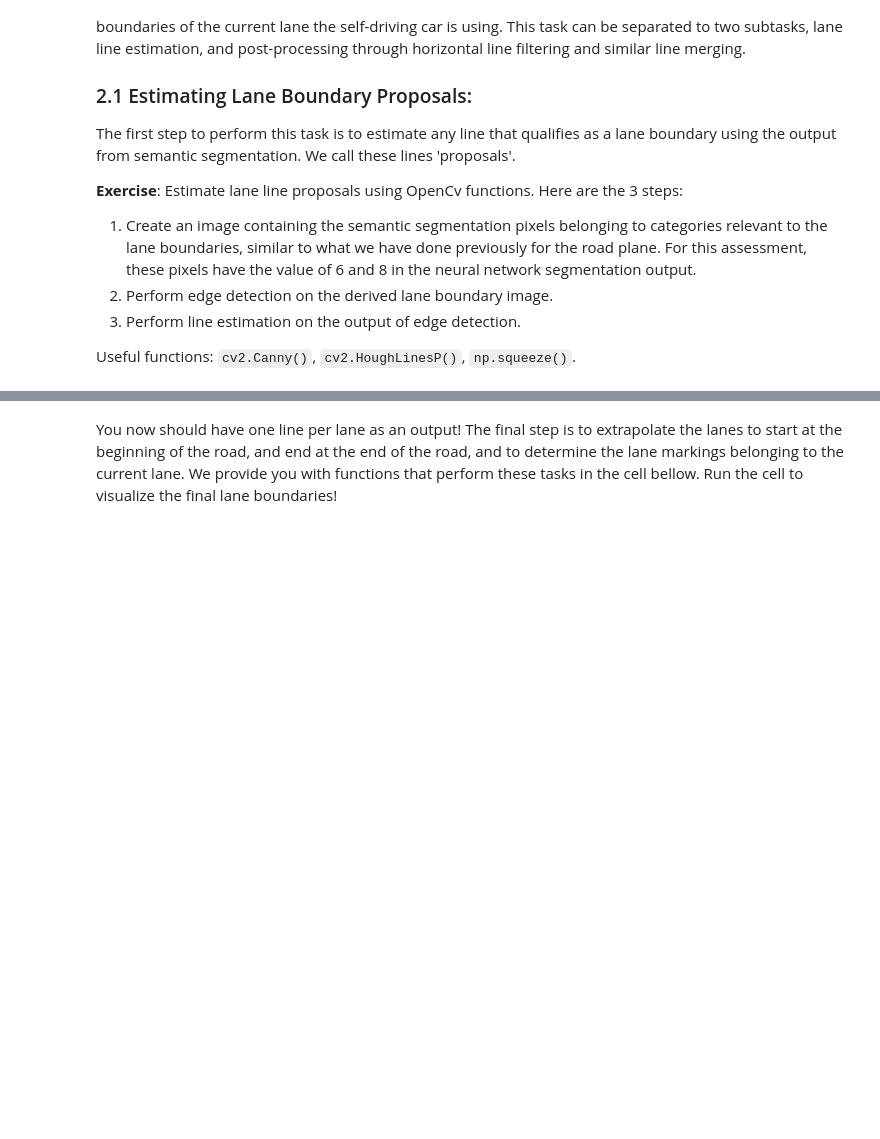
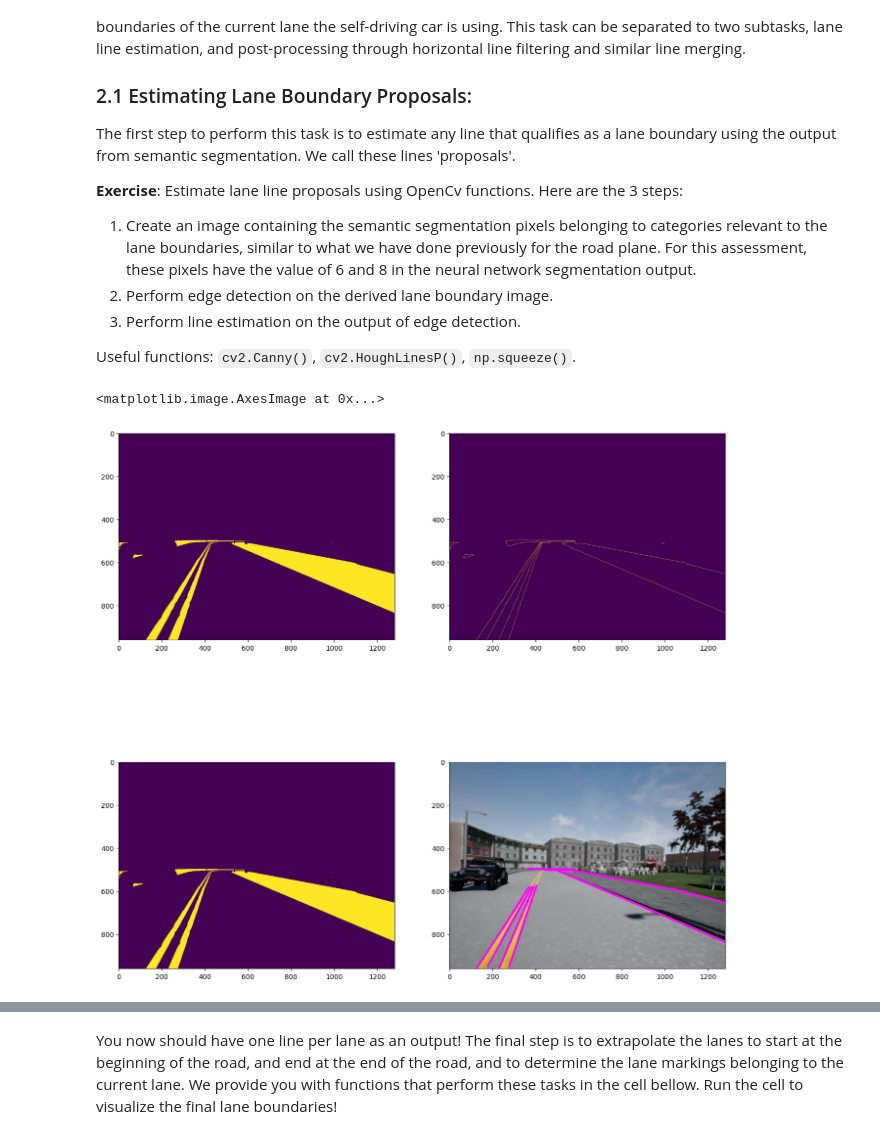
Before and after one commit to QuangMDoan/controller2d-nix, a Jupyter notebook: course3/module6/EnvironmentPerceptionv1.ipynb, the cells around one changed output, grey strips where cells are left out. Saved outputs shown, nothing was run; the diff lists cells and outputs as text; code cells hidden in the pictures; blank space fills up the shorter version.

```diff
--- a/course3/module6/EnvironmentPerceptionv1.ipynb
+++ b/course3/module6/EnvironmentPerceptionv1.ipynb
@@ -482,30 +476,47 @@ The first step to perform this task is to estimate any line that qualifies as a
 Useful functions: `cv2.Canny()`, `cv2.HoughLinesP()`, `np.squeeze()`.
 # %%
 # GRADED FUNCTION: estimate_lane_lines
-def estimate_lane_lines(segmentation_output):
+def estimate_lane_lines(segmentation_output, minLineLength=100, maxLineGap=45):
     """
     Estimates lines belonging to lane boundaries. Multiple lines could correspond to a single lane.
 
     Arguments:
     segmentation_output -- tensor of dimension (H,W), containing semantic segmentation neural network output
     minLineLength -- Scalar, the minimum line length
     maxLineGap -- Scalar, dimension (Nx1), containing the z coordinates of the points
 
     Returns:
     lines -- tensor of dimension (N, 4) containing lines in the form of [x_1, y_1, x_2, y_2], where [x_1,y_1] and [x_2,y_2] are
     the coordinates of two points on the line in the (u,v) image coordinate frame.
     """
     ### START CODE HERE ### (≈ 7 lines in total)
     # Step 1: Create an image with pixels belonging to lane boundary categories from the output of semantic segmentation
-
+    lane_mask = np.zeros_like(segmentation_output)
+    lane_mask[(segmentation_output == 6) | (segmentation_output == 8)] = 255
+    lane_mask = lane_mask.astype(np.uint8)
 
     # Step 2: Perform Edge Detection using cv2.Canny()
-
+    edges = cv2.Canny(lane_mask, 100, 200)
 
     # Step 3: Perform Line estimation using cv2.HoughLinesP()
-
+    lines = cv2.HoughLinesP(edges, rho=1, theta=np.pi/180, threshold=100,
+                            minLineLength=minLineLength, maxLineGap=maxLineGap)
 
     # Note: Make sure dimensions of returned lines is (N x 4)
+    if lines is not None:
+        lines = np.squeeze(lines)
+        if lines.ndim == 1:
+            lines = lines.reshape(1, -1)
     ### END CODE HERE ###
 
-    return lines
+    return lane_mask, edges, lines
+
+lane_mask, edges, lines = estimate_lane_lines(segmentation)
+_, ax = plt.subplots(2, 2, figsize=(16, 16), dpi=100)
+ax[0, 0].imshow(lane_mask)
+ax[0, 1].imshow(edges)
+ax[1, 0].imshow(lane_mask)
+ax[1, 1].imshow(dataset_handler.vis_lanes(lines))
+# %% [output]
+<matplotlib.image.AxesImage at 0x...>
+[figure, added]
```
Also changed, not shown: parts of 28 cells of this notebook, 2 other files.
